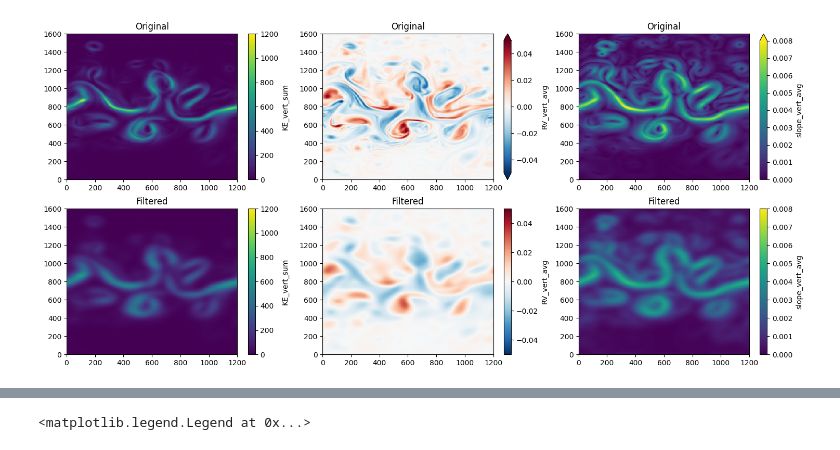
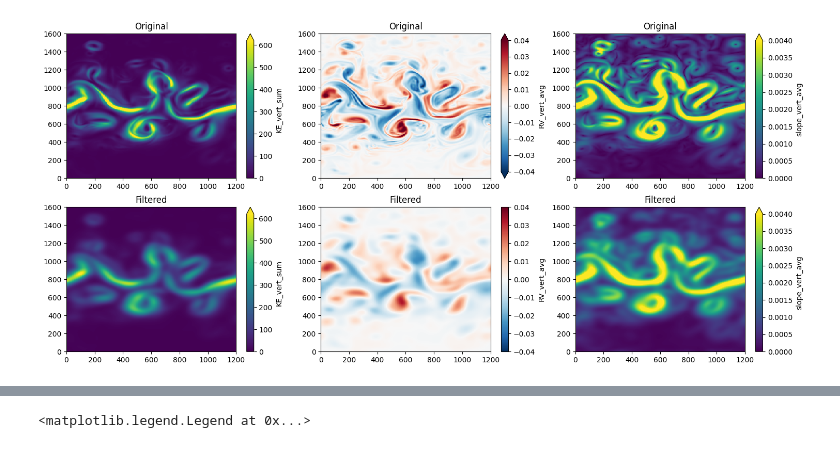
Before and after one commit to ashao/metadata-driven-workflow-cug-2025, a Jupyter notebook: scripts/data-processing/raw_to_training_data.ipynb, the cells around one changed output, grey strips where cells are left out. Cells and saved outputs as stored; diff of their text form; code cells hidden in the pictures.

```diff
--- a/scripts/data-processing/raw_to_training_data.ipynb
+++ b/scripts/data-processing/raw_to_training_data.ipynb
@@ -5,8 +6,8 @@ import xgcm
 import matplotlib.pyplot as plt
 import pathlib
 # %%
-DATAPATH = pathlib.Path("/lustre/shao/dev/cug_2024/model_training")
-FILTER_SCALE = 80*1e3 # Length of the features to coarsen to (km)
+DATAPATH = pathlib.Path("/lustre/data/shao/cug_2024/model_data")
+FILTER_SCALE = 100*1e3 # Length of the features to coarsen to (km)
 # %%
 def calculate_slope(ds, grid_xgcm):
   """Calculate the magnitude of the isopycnal slope
@@ -57,7 +58,7 @@ raw_ds["slope"] = calculate_slope(raw_ds, grid_xgcm)
 raw_ds["RV_t"] = interpolate_RV_to_T(raw_ds, grid_xgcm)
 
 # Vertically average/sum
-raw_ds["slope_vert_avg"] = vertically_average(raw_ds.slope, raw_ds.h)
+raw_ds["slope_vert_avg"] = raw_ds.slope
 raw_ds["KE_vert_sum"] = vertically_sum(raw_ds.KE, raw_ds.h)
 raw_ds["RV_vert_avg"] = vertically_sum(raw_ds.RV_t, raw_ds.h)
 
@@ -85,18 +93,24 @@ train_ds["EKE"] = train_ds.EKE.where(train_ds.EKE>0, 0.)
 # %%
 fig, axs = plt.subplots(2,3, figsize=(18,8))
 
 plot_args = {
   "KE_vert_sum": {"vmin": 0, "vmax": 1200},
   "RV_vert_avg": {"vmin": -0.05, "vmax": 0.05, "cmap": plt.cm.RdBu_r},
   "slope_vert_avg": {"vmin": 0, "vmax": 0.008},
 }
 
+plot_args = {
+  "KE_vert_sum": {"vmin": 0, "vmax": 620},
+  "RV_vert_avg": {"vmin": -4e-2, "vmax": 4e-2, "cmap": plt.cm.RdBu_r},
+  "slope_vert_avg": {"vmin": 0, "vmax": 4e-3},
+}
+
 
 for i, var in enumerate(["KE_vert_sum", "RV_vert_avg", "slope_vert_avg"]):
   raw_ds[var].isel(Time=0).plot(ax=axs[0,i], **plot_args[var])
   axs[0,i].set_title("Original"); axs[0,i].set_xlabel(""); axs[0,i].set_ylabel("");
   train_ds[var].isel(Time=0).plot(ax=axs[1,i], **plot_args[var])
   axs[1,i].set_title("Filtered"); axs[1,i].set_xlabel(""); axs[1,i].set_ylabel("");
 # %% [output]
-[figure, old version]
+[figure, new version]
 # %%
```
Also changed, not shown: parts of 11 cells of this notebook, 11 other files.
